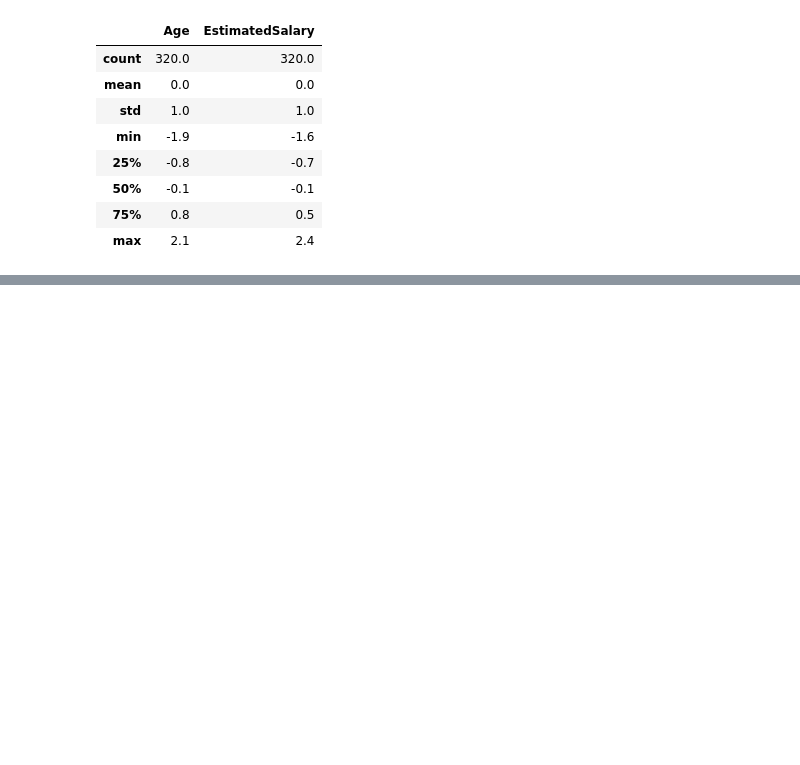
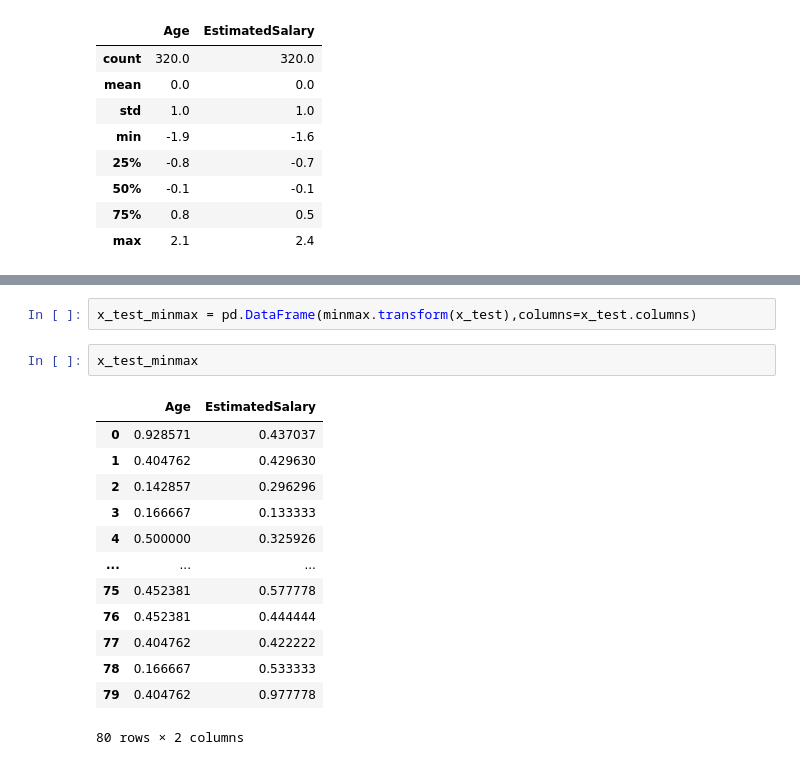
Before and after one commit to shahjamanbadhon/Data-Mining, a Jupyter notebook: Standardization_and_min_max_normalization_(Scaling)_Lab4.ipynb, the cells around one changed output, grey strips where cells are left out. Saved outputs shown, nothing was run; the diff lists cells and outputs as text; blank space fills up the shorter version.

```diff
--- a/Standardization_and_min_max_normalization_(Scaling)_Lab4.ipynb
+++ b/Standardization_and_min_max_normalization_(Scaling)_Lab4.ipynb
@@ -155,0 +199,18 @@ np.round(x_train_scalled.describe(),1)
+# %%
+x_test_minmax = pd.DataFrame(minmax.transform(x_test),columns=x_test.columns)
+# %%
+x_test_minmax
+# %% [output]
+|  | Age | EstimatedSalary |
+| 0 | 0.928571 | 0.437037 |
+| 1 | 0.404762 | 0.429630 |
+| 2 | 0.142857 | 0.296296 |
+| 3 | 0.166667 | 0.133333 |
+| 4 | 0.500000 | 0.325926 |
+| ... | ... | ... |
+| 75 | 0.452381 | 0.577778 |
+| 76 | 0.452381 | 0.444444 |
+| 77 | 0.404762 | 0.422222 |
+| 78 | 0.166667 | 0.533333 |
+| 79 | 0.404762 | 0.977778 |
+80 rows × 2 columns
```
Also changed, not shown: parts of 10 cells of this notebook.
